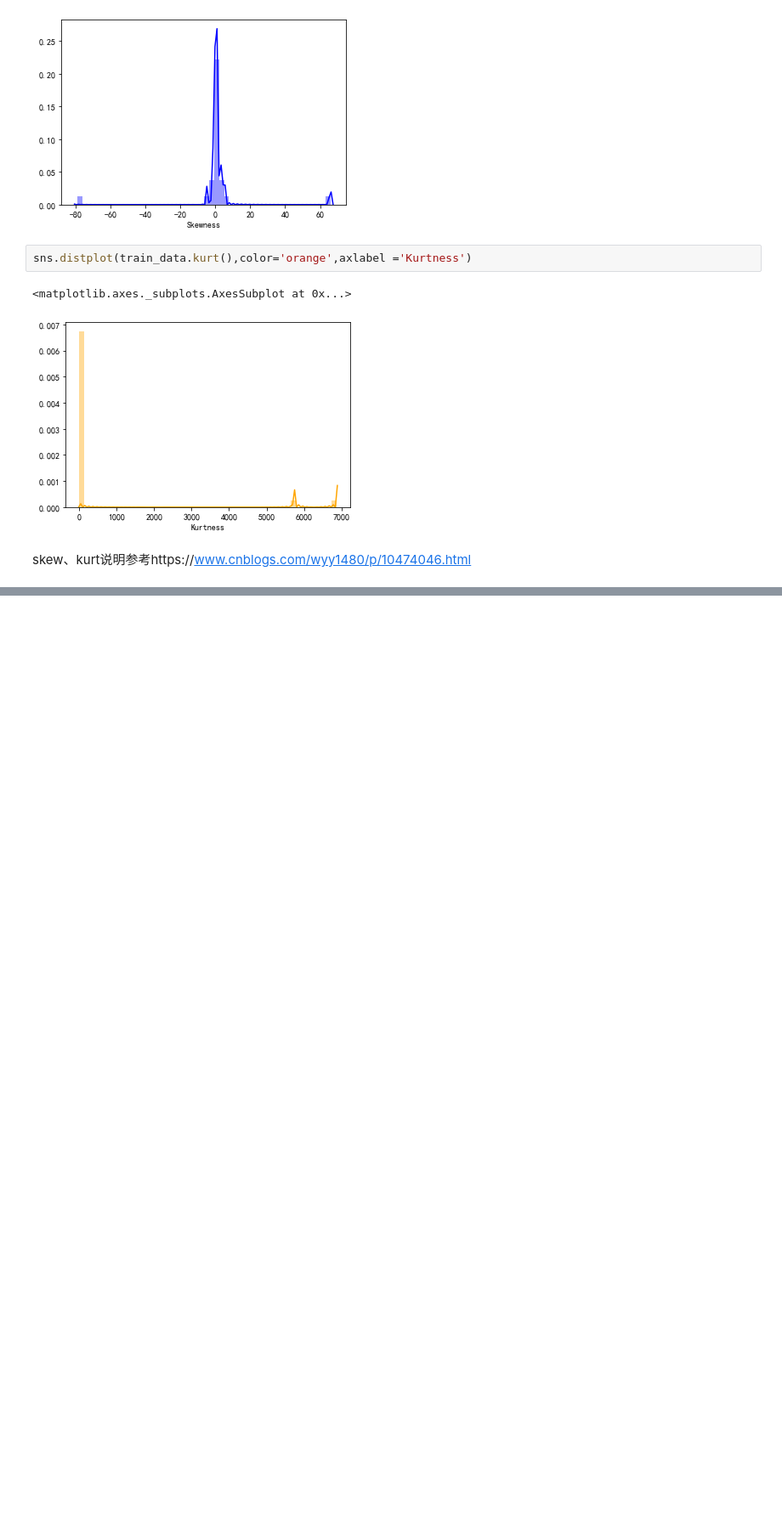
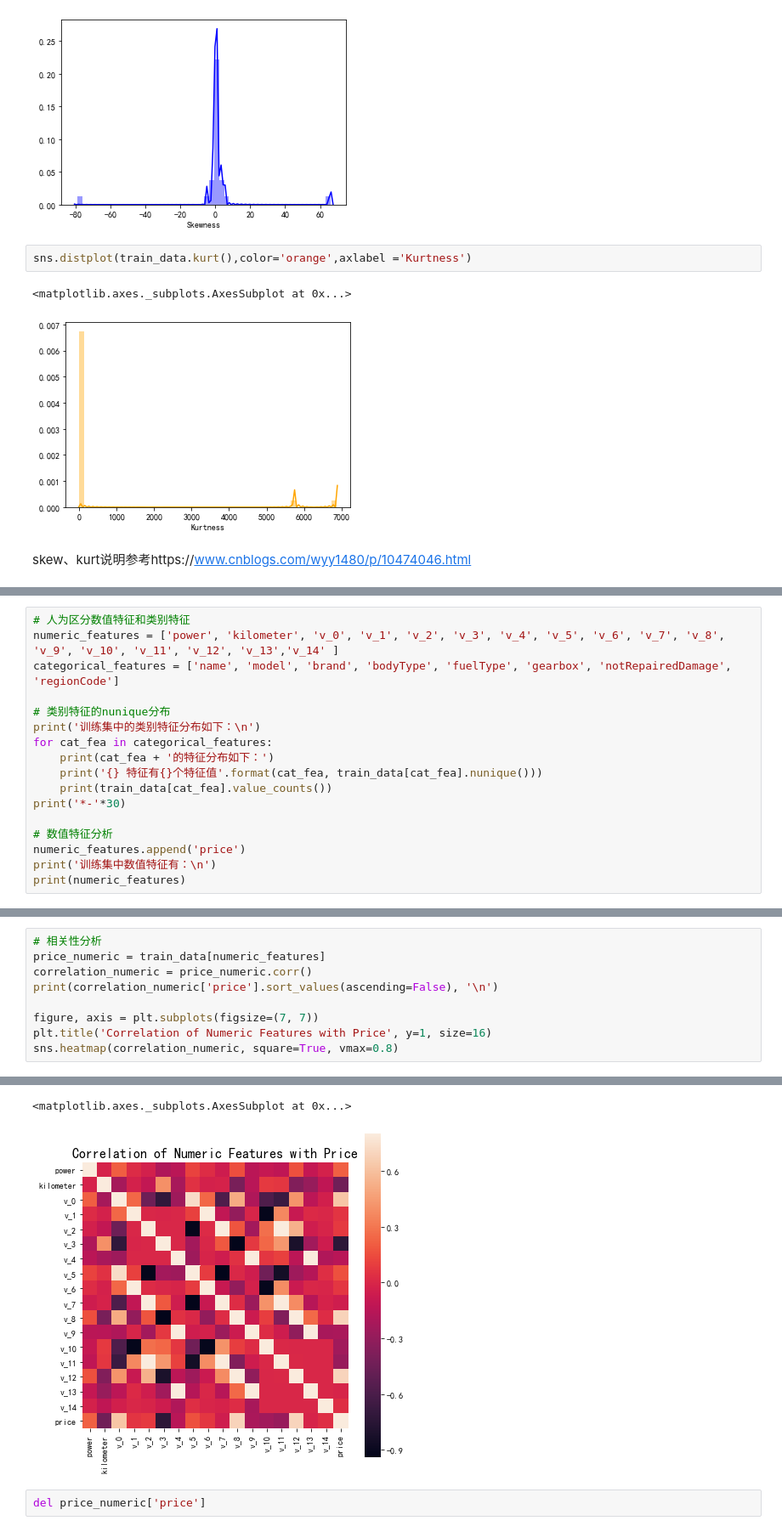
Before and after one commit to isidore-wong/Hayes-MachineLearning, a Jupyter notebook: code/03_Projects/03_Used car Transaction price Prediction/T2_DataProcessing.ipynb, the cells around one changed output, grey strips where cells are left out. Shown at 85% size. Drawn from its saved outputs; the diff is of its cells as text; blank space fills up the shorter version.

```diff
--- a/code/03_Projects/03_Used car Transaction price Prediction/T2_DataProcessing.ipynb
+++ b/code/03_Projects/03_Used car Transaction price Prediction/T2_DataProcessing.ipynb
@@ -337,0 +358,17 @@ skew、kurt说明参考https://www.cnblogs.com/wyy1480/p/10474046.html
+# %%
+# 人为区分数值特征和类别特征
+numeric_features = ['power', 'kilometer', 'v_0', 'v_1', 'v_2', 'v_3', 'v_4', 'v_5', 'v_6', 'v_7', 'v_8', 'v_9', 'v_10', 'v_11', 'v_12', 'v_13','v_14' ]
+categorical_features = ['name', 'model', 'brand', 'bodyType', 'fuelType', 'gearbox', 'notRepairedDamage', 'regionCode']
+
+# 类别特征的nunique分布
+print('训练集中的类别特征分布如下：\n')
+for cat_fea in categorical_features:
+    print(cat_fea + '的特征分布如下：')
+    print('{} 特征有{}个特征值'.format(cat_fea, train_data[cat_fea].nunique()))
+    print(train_data[cat_fea].value_counts())
+print('*-'*30)
+
+# 数值特征分析
+numeric_features.append('price')
+print('训练集中数值特征有：\n')
+print(numeric_features)
@@ -337,0 +393,10 @@ skew、kurt说明参考https://www.cnblogs.com/wyy1480/p/10474046.html
+# %%
+# 相关性分析
+price_numeric = train_data[numeric_features]
+correlation_numeric = price_numeric.corr()
+print(correlation_numeric['price'].sort_values(ascending=False), '\n')
+
+figure, axis = plt.subplots(figsize=(7, 7))
+plt.title('Correlation of Numeric Features with Price', y=1, size=16)
+sns.heatmap(correlation_numeric, square=True, vmax=0.8)
+# %% [output]
@@ -337,0 +422,4 @@ skew、kurt说明参考https://www.cnblogs.com/wyy1480/p/10474046.html
+<matplotlib.axes._subplots.AxesSubplot at 0x...>
+[figure, added]
+# %%
+del price_numeric['price']
```
Also changed, not shown: parts of 13 cells of this notebook.
